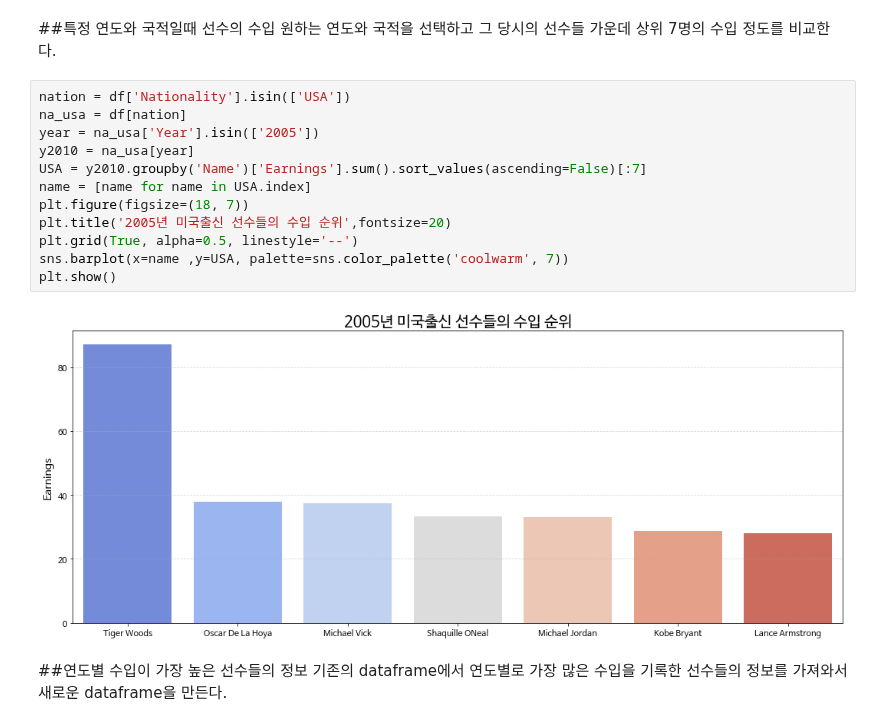
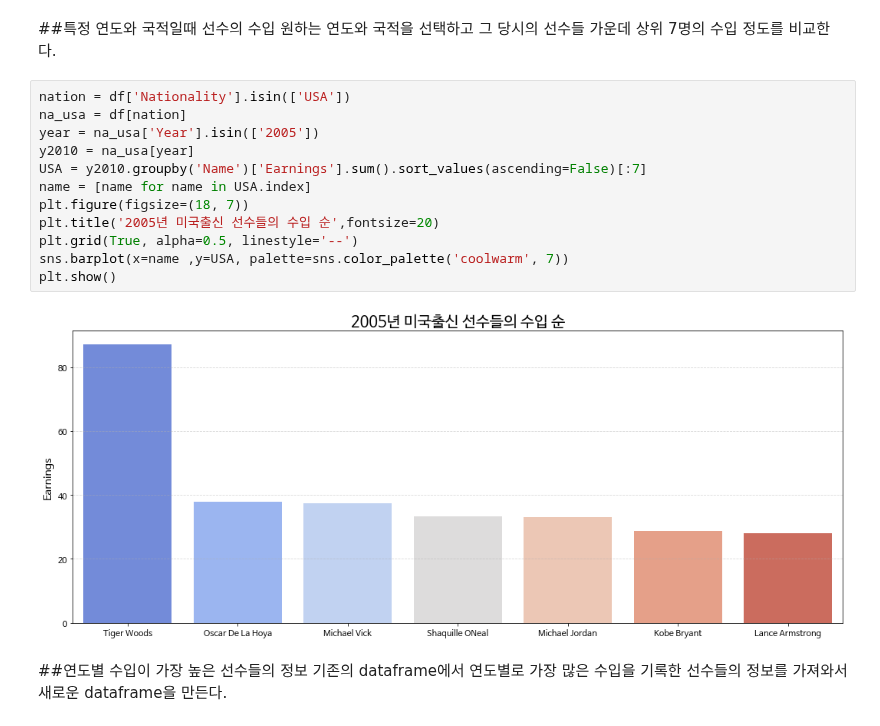
Before and after one commit to gjsin1105/DAP__, a Jupyter notebook: FinalProject(201811895).ipynb, the cells around one changed output. Cells and saved outputs as stored; diff of their text form.

```diff
--- a/FinalProject(201811895).ipynb
+++ b/FinalProject(201811895).ipynb
@@ -196,17 +196,17 @@ plt.show()
 # %%
 nation = df['Nationality'].isin(['USA'])
 na_usa = df[nation]
 year = na_usa['Year'].isin(['2005'])
 y2010 = na_usa[year]
 USA = y2010.groupby('Name')['Earnings'].sum().sort_values(ascending=False)[:7]
 name = [name for name in USA.index]
 plt.figure(figsize=(18, 7))
-plt.title('2005년 미국출신 선수들의 수입 순위',fontsize=20)
+plt.title('2005년 미국출신 선수들의 수입 순',fontsize=20)
 plt.grid(True, alpha=0.5, linestyle='--')
 sns.barplot(x=name ,y=USA, palette=sns.color_palette('coolwarm', 7))
 plt.show()
 # %% [output]
-[figure, old version]
+[figure, new version]
 # %% [markdown]
 ##연도별 수입이 가장 높은 선수들의 정보
 기존의 dataframe에서 연도별로 가장 많은 수입을 기록한 선수들의 정보를 가져와서 새로운 dataframe을 만든다.
```
Also changed, not shown: parts of 1 cell of this notebook.
